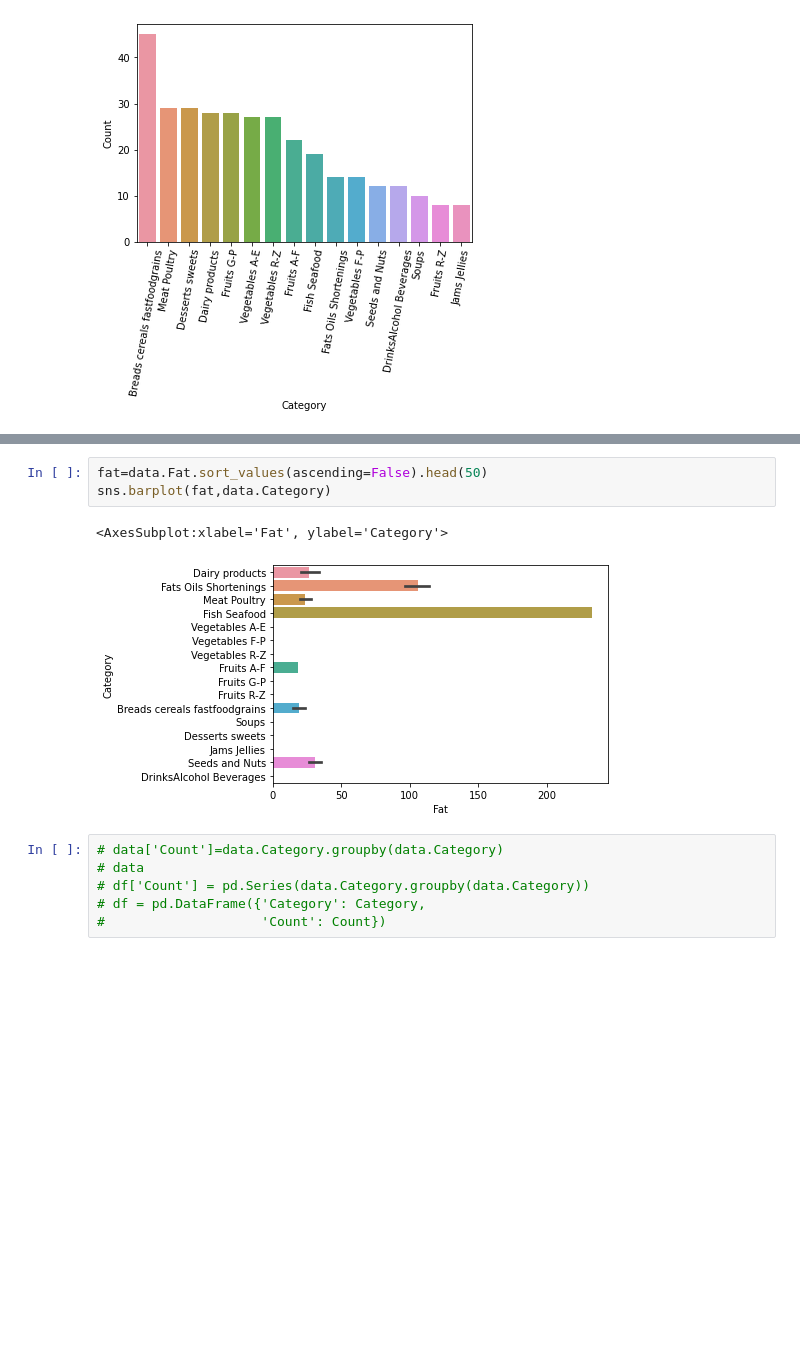
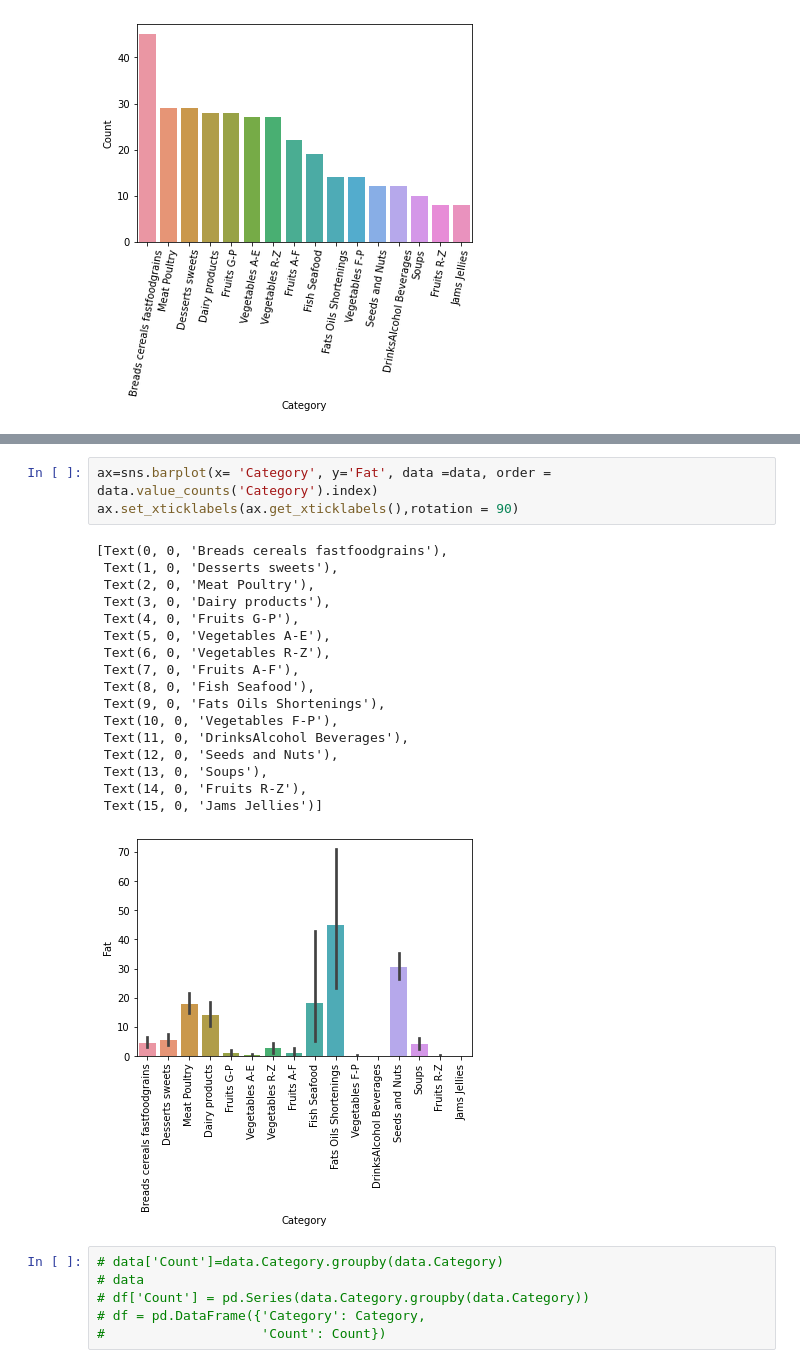
Before and after one commit to Rawanawh/Nutrition-facts-analysis, a Jupyter notebook: Nutrition project.ipynb, the cells around one changed output, grey strips where cells are left out. Cells and saved outputs as stored; diff of their text form; blank space fills up the shorter version.

```diff
--- a/Nutrition project.ipynb
+++ b/Nutrition project.ipynb
@@ -179,9 +196,24 @@ sns.boxplot(data.Calories.sort_values(ascending=False).head(50),data.Category)
 # %%
-fat=data.Fat.sort_values(ascending=False).head(50)
-sns.barplot(fat,data.Category)
+ax=sns.barplot(x= 'Category', y='Fat', data =data, order = data.value_counts('Category').index)
+ax.set_xticklabels(ax.get_xticklabels(),rotation = 90)
 # %% [output]
-<AxesSubplot:xlabel='Fat', ylabel='Category'>
+[Text(0, 0, 'Breads cereals fastfoodgrains'),
+ Text(1, 0, 'Desserts sweets'),
+ Text(2, 0, 'Meat Poultry'),
+ Text(3, 0, 'Dairy products'),
+ Text(4, 0, 'Fruits G-P'),
+ Text(5, 0, 'Vegetables A-E'),
+ Text(6, 0, 'Vegetables R-Z'),
+ Text(7, 0, 'Fruits A-F'),
+ Text(8, 0, 'Fish Seafood'),
+ Text(9, 0, 'Fats Oils Shortenings'),
+ Text(10, 0, 'Vegetables F-P'),
+ Text(11, 0, 'DrinksAlcohol Beverages'),
+ Text(12, 0, 'Seeds and Nuts'),
+ Text(13, 0, 'Soups'),
+ Text(14, 0, 'Fruits R-Z'),
+ Text(15, 0, 'Jams Jellies')]
-[figure, old version]
+[figure, new version]
 # %%
 # data['Count']=data.Category.groupby(data.Category)
 # data
```
Also changed, not shown: parts of 2 cells of this notebook.
